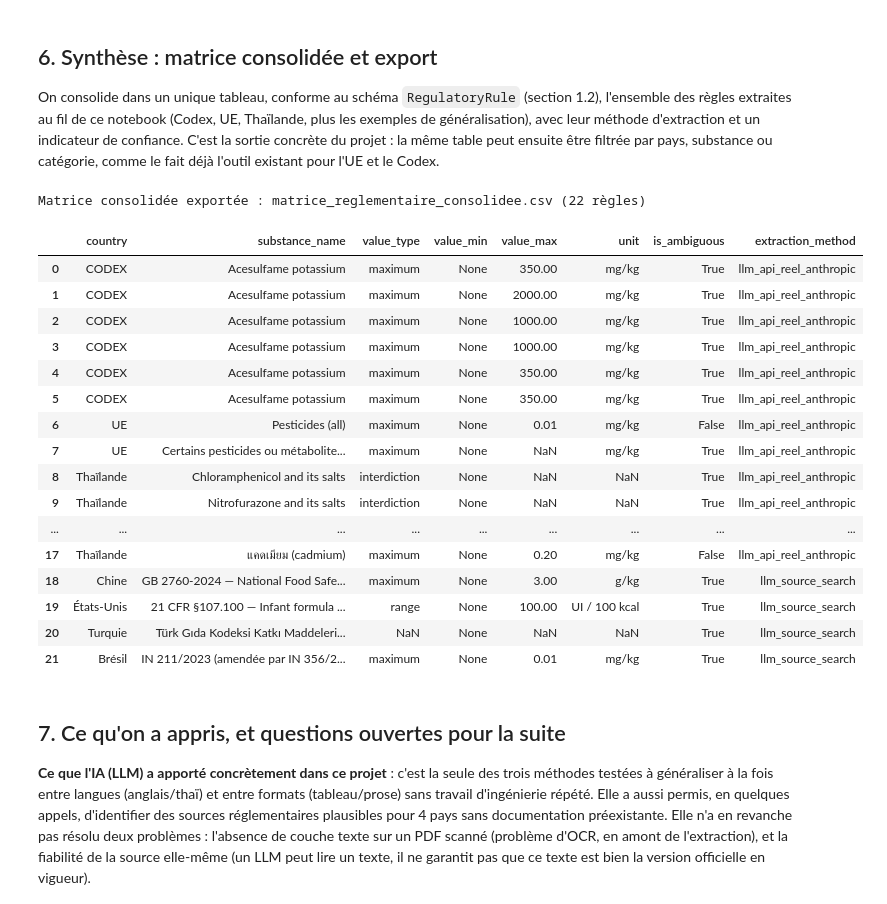
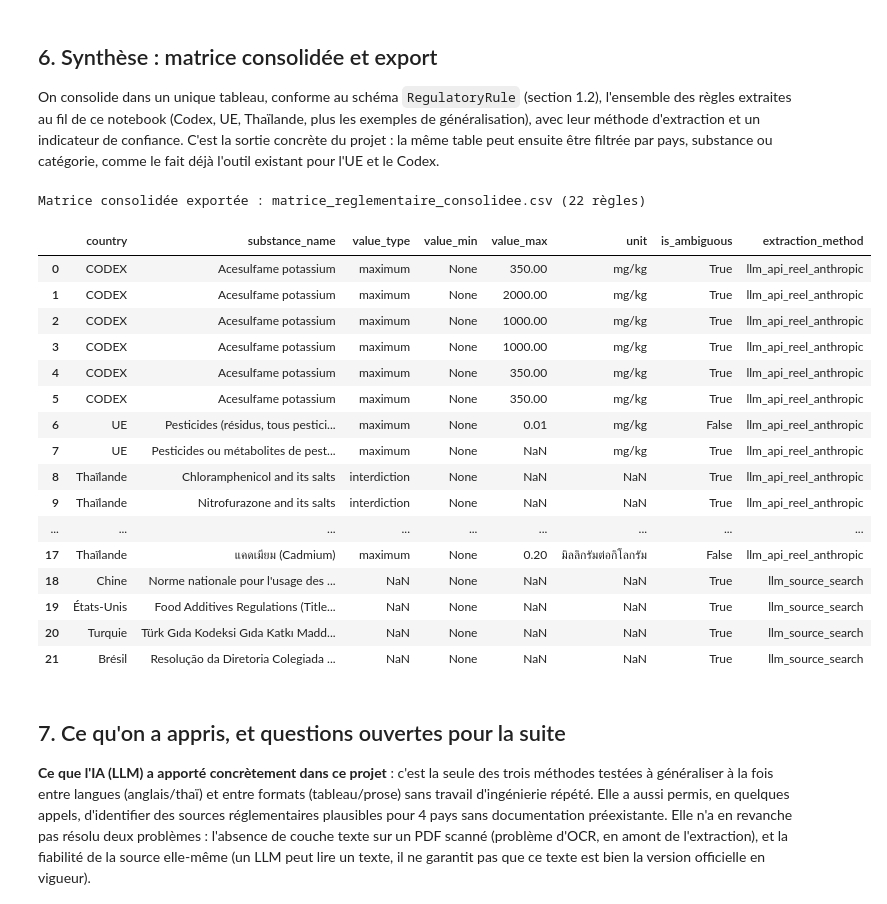
Before and after one commit to vladndd/ai_project_m2, a Jupyter notebook: Notebook_Extraction_Reglementations.ipynb, the cells around one changed output. Saved outputs shown, nothing was run; the diff lists cells and outputs as text; code cells hidden in the pictures.

```diff
--- a/Notebook_Extraction_Reglementations.ipynb
+++ b/Notebook_Extraction_Reglementations.ipynb
@@ -1125,46 +1182,49 @@ substance ou catégorie, comme le fait déjà l'outil existant pour l'UE et le C
 # %%
 consolidated = []
 
 for r in llm_results:
     consolidated.append({
         "country": r.get("country"), "substance_name": r.get("substance_name"),
         "value_type": r.get("value_type"), "value_min": r.get("value_min"), "value_max": r.get("value_max"),
         "unit": r.get("unit"), "is_ambiguous": r.get("is_ambiguous"),
         "extraction_method": r.get("extraction_method", "llm"),
     })
 
+# Généralisation (section 5) : on n'a fait QUE l'étape 1 (identification de source) pour ces
+# pays, pas l'extraction d'une valeur chiffrée -> les champs de valeur restent à None, et la
+# "substance" consolidée est le texte réglementaire identifié. is_ambiguous suit la confiance.
 for _, r in df_gen.iterrows():
     consolidated.append({
-        "country": r["country"], "substance_name": r["regulation"],
-        "value_type": r["value_type"], "value_min": None, "value_max": r["value_max"],
-        "unit": r["unit"], "is_ambiguous": r["confiance_source"] != "haute",
+        "country": r["country"], "substance_name": r["regulation_nom"],
+        "value_type": None, "value_min": None, "value_max": None,
+        "unit": None, "is_ambiguous": r["confiance"] != "haute",
         "extraction_method": "llm_source_search",
     })
 
 df_final = pd.DataFrame(consolidated)
 out_path = "matrice_reglementaire_consolidee.csv"
 df_final.to_csv(out_path, index=False, encoding="utf-8-sig")
 print(f"Matrice consolidée exportée : {out_path} ({len(df_final)} règles)")
 df_final
 # %% [output]
 Matrice consolidée exportée : matrice_reglementaire_consolidee.csv (22 règles)
 |  | country | substance_name | value_type | value_min | value_max | unit | is_ambiguous | extraction_method |
 | 0 | CODEX | Acesulfame potassium | maximum | None | 350.00 | mg/kg | True | llm_api_reel_anthropic |
 | 1 | CODEX | Acesulfame potassium | maximum | None | 2000.00 | mg/kg | True | llm_api_reel_anthropic |
 | 2 | CODEX | Acesulfame potassium | maximum | None | 1000.00 | mg/kg | True | llm_api_reel_anthropic |
 | 3 | CODEX | Acesulfame potassium | maximum | None | 1000.00 | mg/kg | True | llm_api_reel_anthropic |
 | 4 | CODEX | Acesulfame potassium | maximum | None | 350.00 | mg/kg | True | llm_api_reel_anthropic |
 | 5 | CODEX | Acesulfame potassium | maximum | None | 350.00 | mg/kg | True | llm_api_reel_anthropic |
-| 6 | UE | Pesticides (all) | maximum | None | 0.01 | mg/kg | False | llm_api_reel_anthropic |
-| 7 | UE | Certains pesticides ou métabolite... | maximum | None | NaN | mg/kg | True | llm_api_reel_anthropic |
+| 6 | UE | Pesticides (résidus, tous pestici... | maximum | None | 0.01 | mg/kg | False | llm_api_reel_anthropic |
+| 7 | UE | Pesticides ou métabolites de pest... | maximum | None | NaN | mg/kg | True | llm_api_reel_anthropic |
 | 8 | Thaïlande | Chloramphenicol and its salts | interdiction | None | NaN | NaN | True | llm_api_reel_anthropic |
 | 9 | Thaïlande | Nitrofurazone and its salts | interdiction | None | NaN | NaN | True | llm_api_reel_anthropic |
 | ... | ... | ... | ... | ... | ... | ... | ... | ... |
-| 17 | Thaïlande | แคดเมียม (cadmium) | maximum | None | 0.20 | mg/kg | False | llm_api_reel_anthropic |
-| 18 | Chine | GB 2760-2024 — National Food Safe... | maximum | None | 3.00 | g/kg | True | llm_source_search |
-| 19 | États-Unis | 21 CFR §107.100 — Infant formula ... | range | None | 100.00 | UI / 100 kcal | True | llm_source_search |
-| 20 | Turquie | Türk Gıda Kodeksi Katkı Maddeleri... | NaN | None | NaN | NaN | True | llm_source_search |
-| 21 | Brésil | IN 211/2023 (amendée par IN 356/2... | maximum | None | 0.01 | mg/kg | True | llm_source_search |
+| 17 | Thaïlande | แคดเมียม (Cadmium) | maximum | None | 0.20 | มิลลิกรัมต่อกิโลกรัม | False | llm_api_reel_anthropic |
+| 18 | Chine | Norme nationale pour l'usage des ... | NaN | None | NaN | NaN | True | llm_source_search |
+| 19 | États-Unis | Food Additives Regulations (Title... | NaN | None | NaN | NaN | True | llm_source_search |
+| 20 | Turquie | Türk Gıda Kodeksi Gıda Katkı Madd... | NaN | None | NaN | NaN | True | llm_source_search |
+| 21 | Brésil | Resolução da Diretoria Colegiada ... | NaN | None | NaN | NaN | True | llm_source_search |
 # %% [markdown]
 ## 7. Ce qu'on a appris, et questions ouvertes pour la suite
 
```
Also changed, not shown: parts of 4 cells of this notebook.
